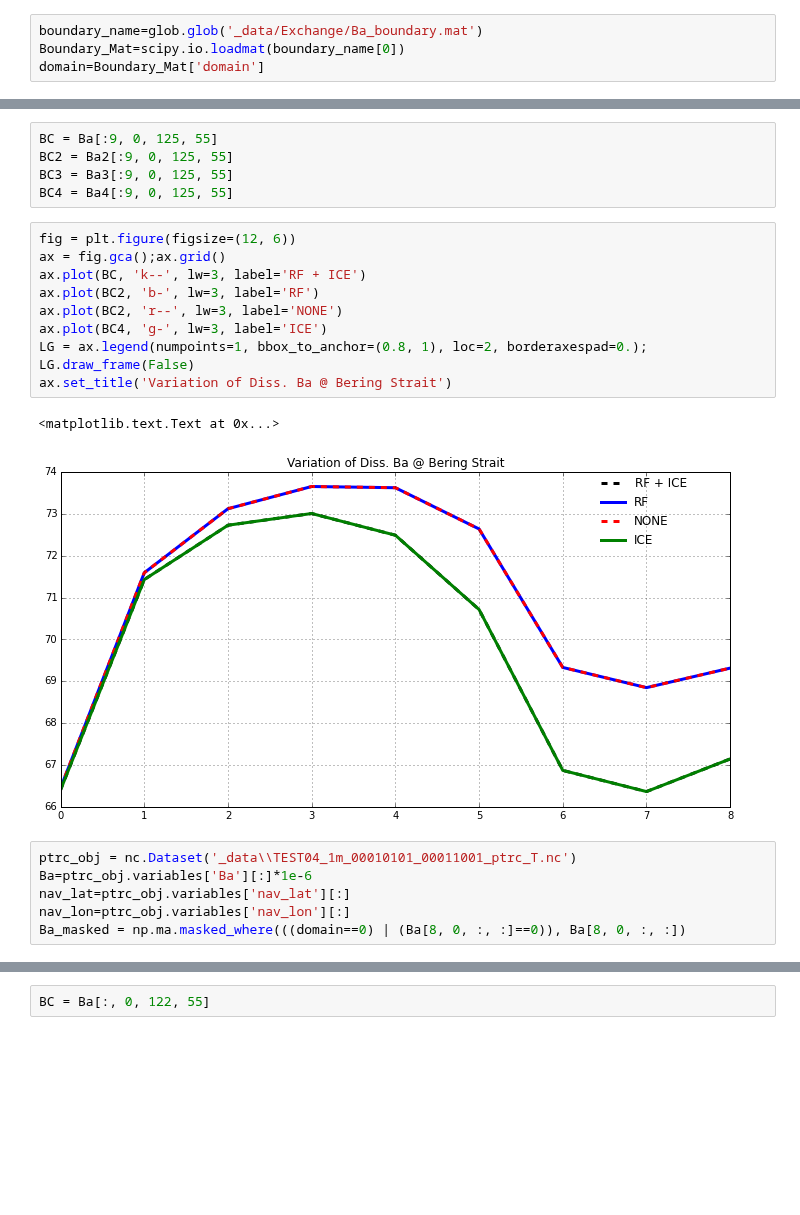
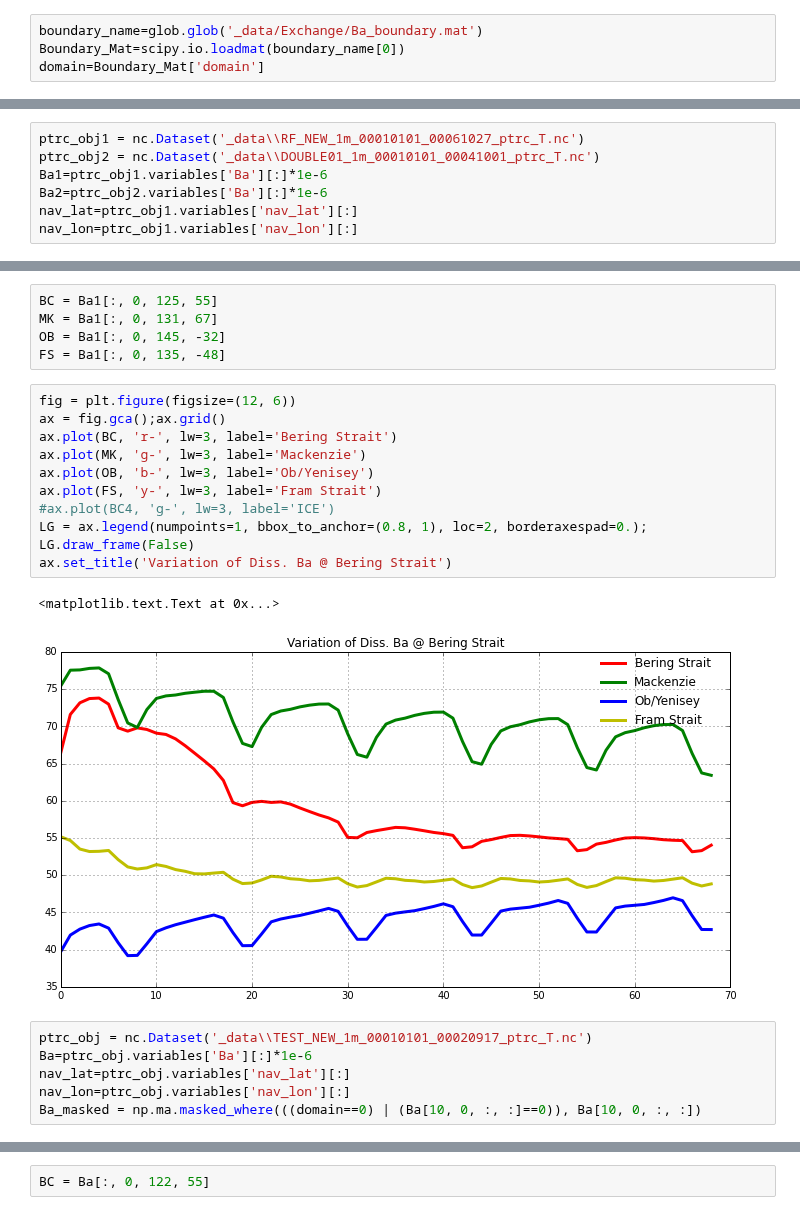
Before and after one commit to UBC-MOAD/analysis-kyle, a Jupyter notebook: notebooks/[Barium] 07 Tracer simulation results.ipynb, the cells around one changed output, grey strips where cells are left out. Drawn from its saved outputs; the diff is of its cells as text; blank space fills up the shorter version.

```diff
--- a/notebooks/[Barium] 07 Tracer simulation results.ipynb
+++ b/notebooks/[Barium] 07 Tracer simulation results.ipynb
@@ -63,0 +49,7 @@ Ba4_masked = np.ma.masked_where(((domain==0) | (Ba4[8, 0, :, :]==0)), Ba4[8, 0,
+# %%
+ptrc_obj1 = nc.Dataset('_data\\RF_NEW_1m_00010101_00061027_ptrc_T.nc')
+ptrc_obj2 = nc.Dataset('_data\\DOUBLE01_1m_00010101_00041001_ptrc_T.nc')
+Ba1=ptrc_obj1.variables['Ba'][:]*1e-6
+Ba2=ptrc_obj2.variables['Ba'][:]*1e-6
+nav_lat=ptrc_obj1.variables['nav_lat'][:]
+nav_lon=ptrc_obj1.variables['nav_lon'][:]
@@ -86,26 +84,27 @@ CBar.set_ticks(lev)
-# %%
-BC = Ba[:9, 0, 125, 55]
-BC2 = Ba2[:9, 0, 125, 55]
-BC3 = Ba3[:9, 0, 125, 55]
-BC4 = Ba4[:9, 0, 125, 55]
+# %%
+BC = Ba1[:, 0, 125, 55]
+MK = Ba1[:, 0, 131, 67]
+OB = Ba1[:, 0, 145, -32]
+FS = Ba1[:, 0, 135, -48]
 # %%
 fig = plt.figure(figsize=(12, 6))
 ax = fig.gca();ax.grid()
-ax.plot(BC, 'k--', lw=3, label='RF + ICE')
-ax.plot(BC2, 'b-', lw=3, label='RF')
-ax.plot(BC2, 'r--', lw=3, label='NONE')
-ax.plot(BC4, 'g-', lw=3, label='ICE')
+ax.plot(BC, 'r-', lw=3, label='Bering Strait')
+ax.plot(MK, 'g-', lw=3, label='Mackenzie')
+ax.plot(OB, 'b-', lw=3, label='Ob/Yenisey')
+ax.plot(FS, 'y-', lw=3, label='Fram Strait')
+#ax.plot(BC4, 'g-', lw=3, label='ICE')
 LG = ax.legend(numpoints=1, bbox_to_anchor=(0.8, 1), loc=2, borderaxespad=0.); LG.draw_frame(False)
 ax.set_title('Variation of Diss. Ba @ Bering Strait')
 # %% [output]
 <matplotlib.text.Text at 0x...>
-[figure, old version]
+[figure, new version]
 # %%
-ptrc_obj = nc.Dataset('_data\\TEST04_1m_00010101_00011001_ptrc_T.nc')
+ptrc_obj = nc.Dataset('_data\\TEST_NEW_1m_00010101_00020917_ptrc_T.nc')
 Ba=ptrc_obj.variables['Ba'][:]*1e-6
 nav_lat=ptrc_obj.variables['nav_lat'][:]
 nav_lon=ptrc_obj.variables['nav_lon'][:]
-Ba_masked = np.ma.masked_where(((domain==0) | (Ba[8, 0, :, :]==0)), Ba[8, 0, :, :])
+Ba_masked = np.ma.masked_where(((domain==0) | (Ba[10, 0, :, :]==0)), Ba[10, 0, :, :])
 # %%
 lev = [15, 20, 25, 30, 35, 40, 45, 50, 55, 60, 65, 70, 75]
 fig = plt.figure(figsize=(8, 8)); ax = fig.gca()
```
Also changed, not shown: parts of 8 cells of this notebook, 2 other files.
